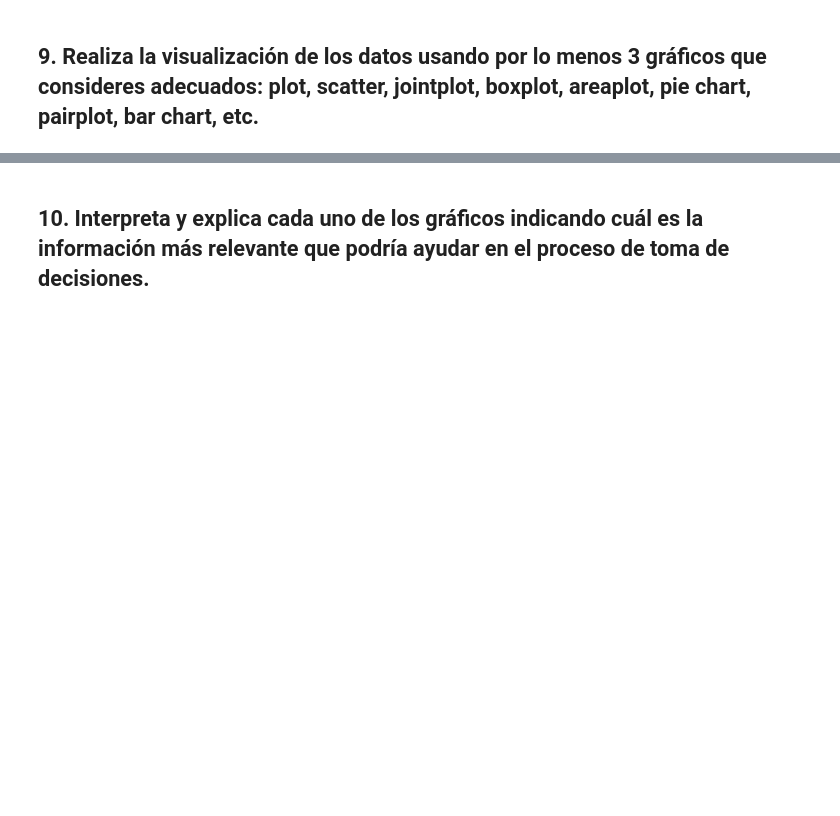
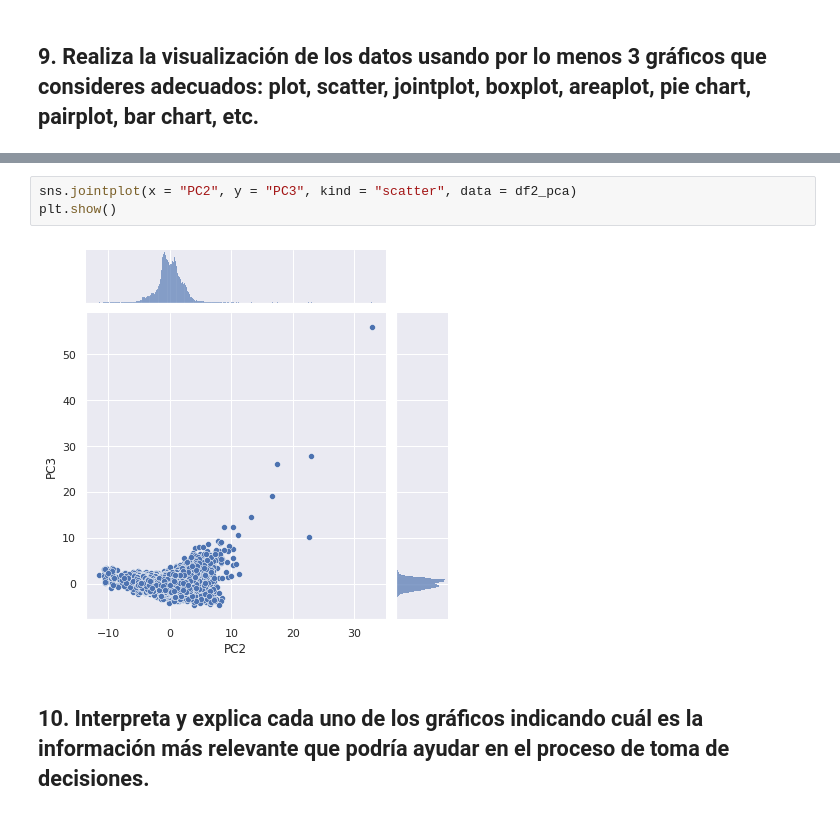
Before and after one commit to PosgradoMNA/actividades-de-aprendizaje-feracor, a Jupyter notebook: A01794022_Actividad_Semanal_6_visualizacion.ipynb, the cells around one changed output, grey strips where cells are left out. Drawn from its saved outputs; the diff is of its cells as text; blank space fills up the shorter version.

```diff
--- a/A01794022_Actividad_Semanal_6_visualizacion.ipynb
+++ b/A01794022_Actividad_Semanal_6_visualizacion.ipynb
@@ -343,2 +367,7 @@ plt.show()
+# %%
+sns.jointplot(x = "PC2", y = "PC3", kind = "scatter", data = df2_pca)
+plt.show()
+# %% [output]
+[figure, added]
 # %% [markdown]
 ## 10. Interpreta y explica cada uno de los gráficos indicando cuál es la información más relevante que podría ayudar en el proceso de toma de decisiones.
```
Also changed, not shown: parts of 11 cells of this notebook.
